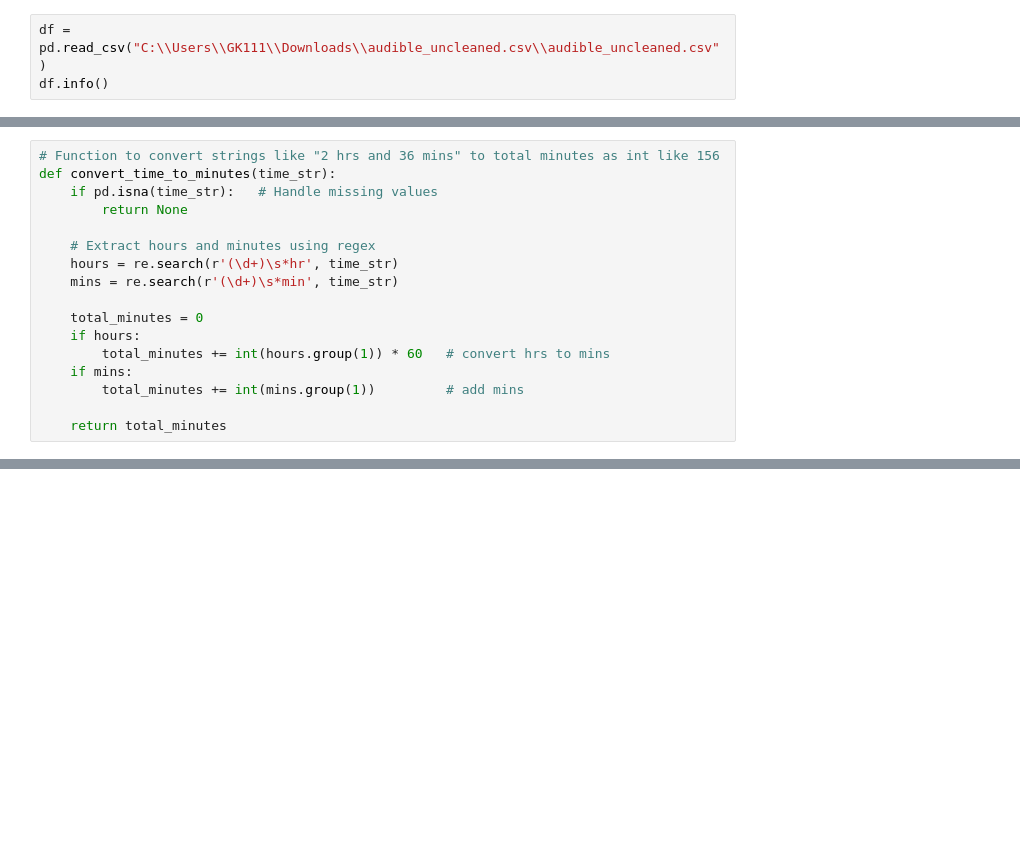
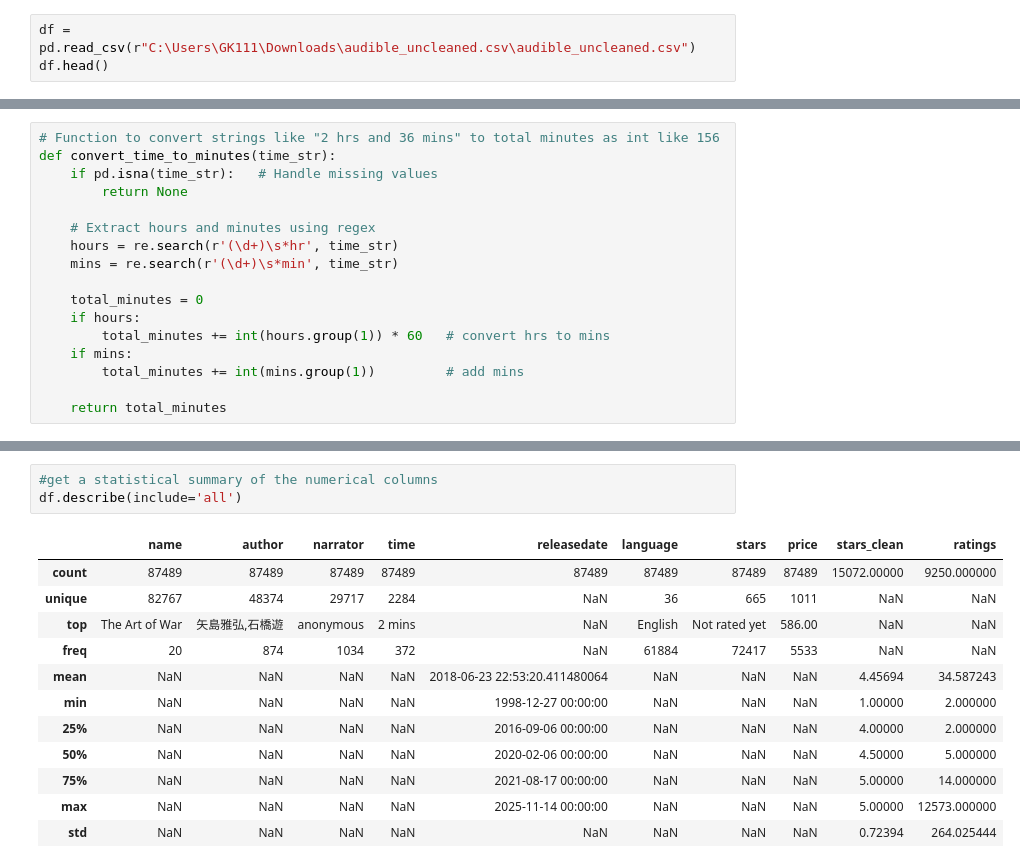
Before and after one commit to EmmanuelGK/data_cleaning_python_practice, a Jupyter notebook: data_cleaning_practice/first_Data_cleaning_practice.ipynb, the cells around one changed output, grey strips where cells are left out. Drawn from its saved outputs; the diff is of its cells as text; blank space fills up the shorter version.

```diff
--- a/data_cleaning_practice/first_Data_cleaning_practice.ipynb
+++ b/data_cleaning_practice/first_Data_cleaning_practice.ipynb
@@ -3,6 +6,6 @@ import pandas as pd
 import numpy as np
 import re
 # %%
-df = pd.read_csv("C:\\Users\\GK111\\Downloads\\audible_uncleaned.csv\\audible_uncleaned.csv")
-df.info()
+df = pd.read_csv(r"C:\Users\GK111\Downloads\audible_uncleaned.csv\audible_uncleaned.csv")
+df.head()
 # %% [output]
@@ -151,2 +184,18 @@ Data columns (total 10 columns):
 dtypes: datetime64[ns](1), float64(2), object(7)
 memory usage: 6.7+ MB
+# %%
+#get a statistical summary of the numerical columns
+df.describe(include='all')
+# %% [output]
+|  | name | author | narrator | time | releasedate | language | stars | price | stars_clean | ratings |
+| count | 87489 | 87489 | 87489 | 87489 | 87489 | 87489 | 87489 | 87489 | 15072.00000 | 9250.000000 |
+| unique | 82767 | 48374 | 29717 | 2284 | NaN | 36 | 665 | 1011 | NaN | NaN |
+| top | The Art of War | 矢島雅弘,石橋遊 | anonymous | 2 mins | NaN | English | Not rated yet | 586.00 | NaN | NaN |
+| freq | 20 | 874 | 1034 | 372 | NaN | 61884 | 72417 | 5533 | NaN | NaN |
+| mean | NaN | NaN | NaN | NaN | 2018-06-23 22:53:20.411480064 | NaN | NaN | NaN | 4.45694 | 34.587243 |
+| min | NaN | NaN | NaN | NaN | 1998-12-27 00:00:00 | NaN | NaN | NaN | 1.00000 | 2.000000 |
+| 25% | NaN | NaN | NaN | NaN | 2016-09-06 00:00:00 | NaN | NaN | NaN | 4.00000 | 2.000000 |
+| 50% | NaN | NaN | NaN | NaN | 2020-02-06 00:00:00 | NaN | NaN | NaN | 4.50000 | 5.000000 |
+| 75% | NaN | NaN | NaN | NaN | 2021-08-17 00:00:00 | NaN | NaN | NaN | 5.00000 | 14.000000 |
+| max | NaN | NaN | NaN | NaN | 2025-11-14 00:00:00 | NaN | NaN | NaN | 5.00000 | 12573.000000 |
+| std | NaN | NaN | NaN | NaN | NaN | NaN | NaN | NaN | 0.72394 | 264.025444 |
```
Also changed, not shown: parts of 17 cells of this notebook.
